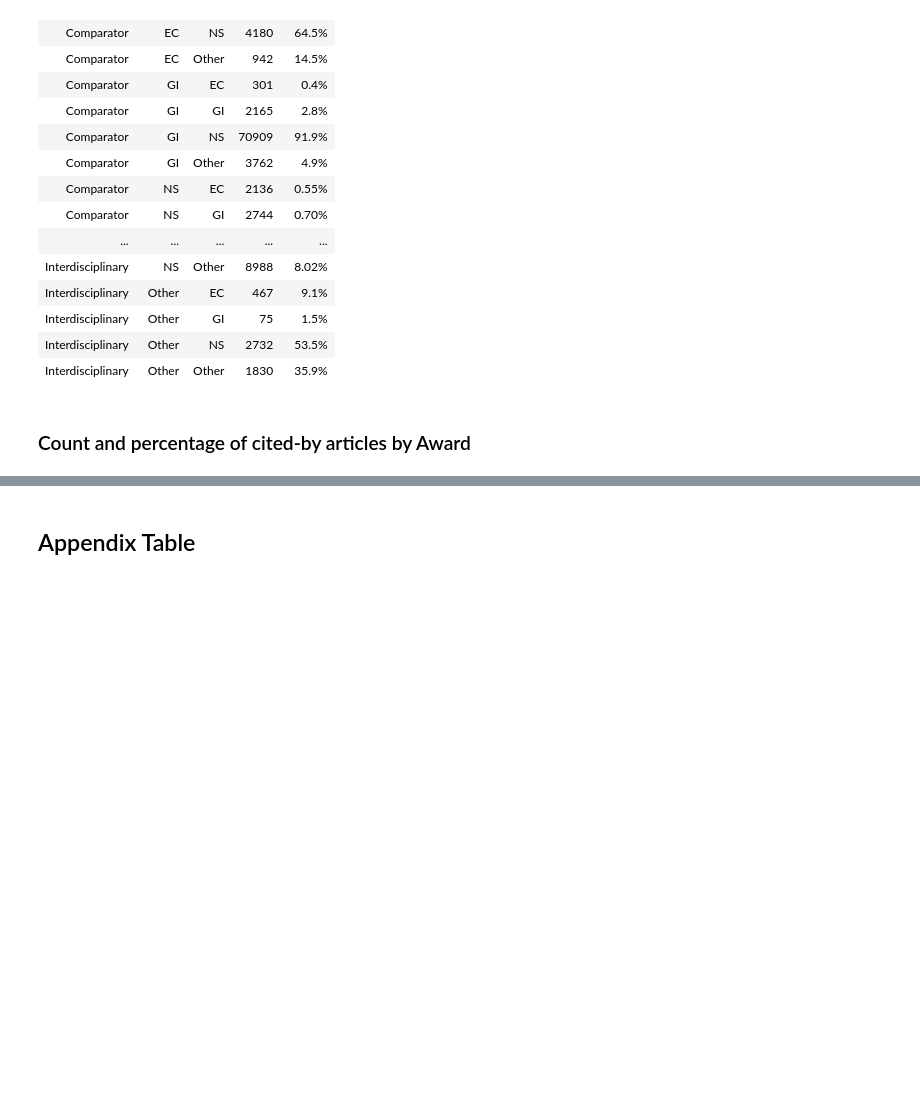
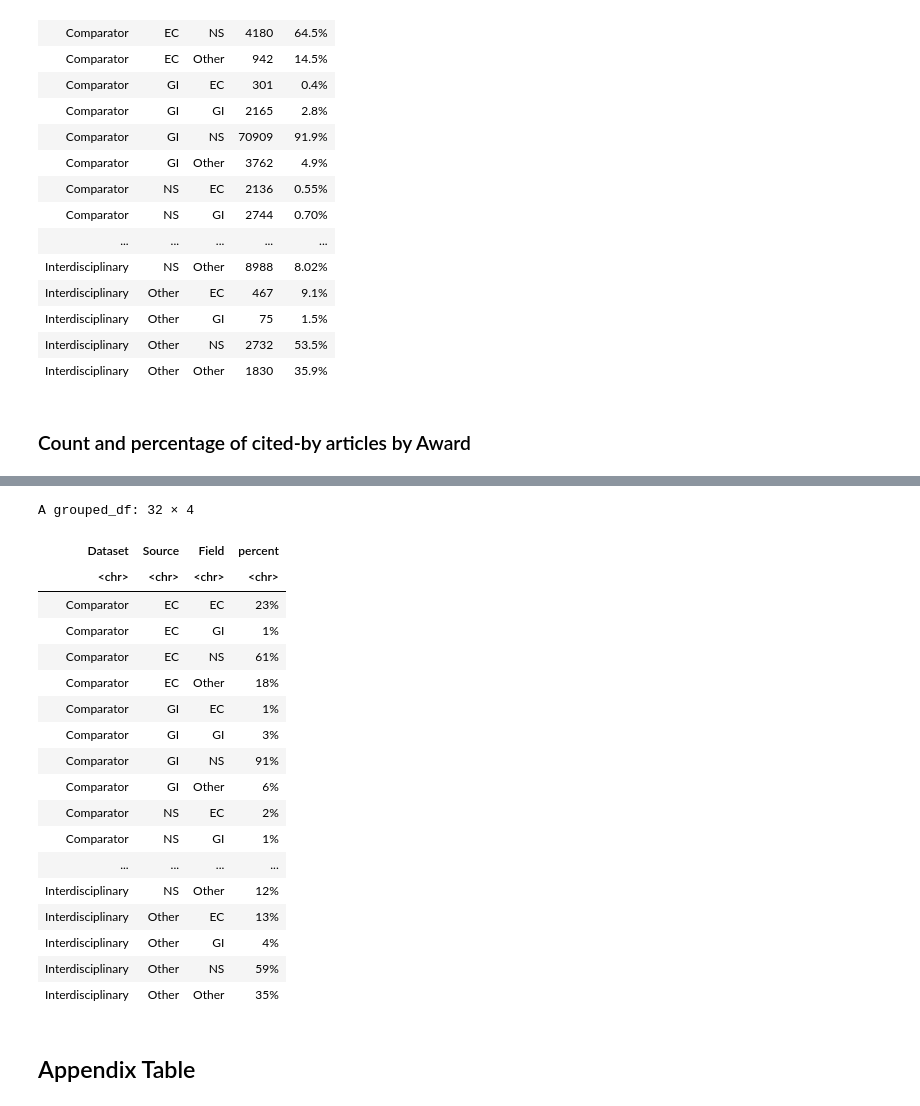
Before and after one commit to peihua-chen/high_quality_interdisciplinary_research, a Jupyter notebook: Scripts/Data_Analysis_v1.ipynb, the cells around one changed output, grey strips where cells are left out. Saved outputs shown, nothing was run; the diff lists cells and outputs as text; code cells hidden in the pictures; blank space fills up the shorter version.

```diff
--- a/Scripts/Data_Analysis_v1.ipynb
+++ b/Scripts/Data_Analysis_v1.ipynb
@@ -809,3 +835,29 @@ A grouped_df: 4 × 3
+# %%
+award %>% group_by(Dataset, award_id, Source, Field) %>%
+    summarize(percentage = n(), .groups='drop_last') %>%
+    mutate(percentage = percentage/sum(percentage)) %>%
+    ungroup(award_id) %>% group_by(Dataset, Source, Field) %>%
+    summarize(percent = percent(mean(percentage)), .groups='drop_last')
+# %% [output]
+A grouped_df: 32 × 4
+| Dataset | Source | Field | percent |
+| <chr> | <chr> | <chr> | <chr> |
+| Comparator | EC | EC | 23% |
+| Comparator | EC | GI | 1% |
+| Comparator | EC | NS | 61% |
+| Comparator | EC | Other | 18% |
+| Comparator | GI | EC | 1% |
+| Comparator | GI | GI | 3% |
+| Comparator | GI | NS | 91% |
+| Comparator | GI | Other | 6% |
+| Comparator | NS | EC | 2% |
+| Comparator | NS | GI | 1% |
+| ... | ... | ... | ... |
+| Interdisciplinary | NS | Other | 12% |
+| Interdisciplinary | Other | EC | 13% |
+| Interdisciplinary | Other | GI | 4% |
+| Interdisciplinary | Other | NS | 59% |
+| Interdisciplinary | Other | Other | 35% |
 # %% [markdown]
 ## Appendix Table
 # %%
```
Also changed, not shown: parts of 2 cells of this notebook.
